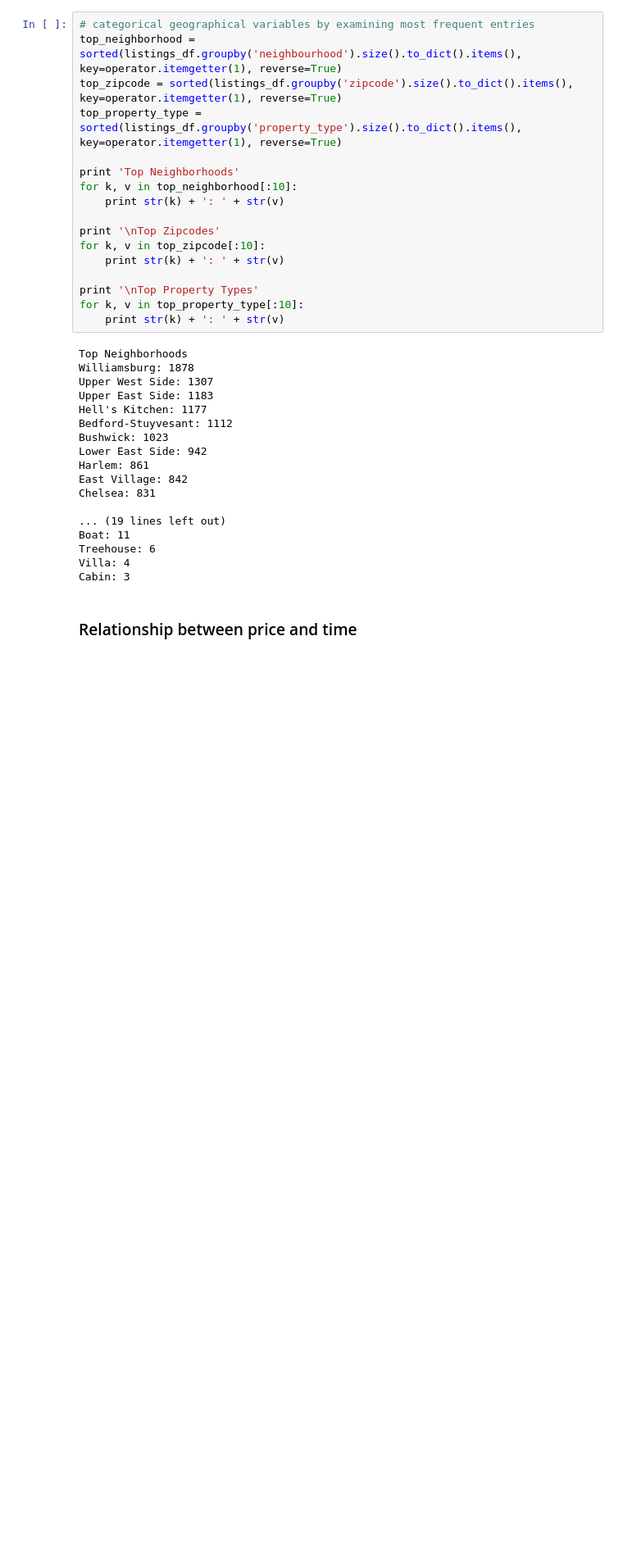
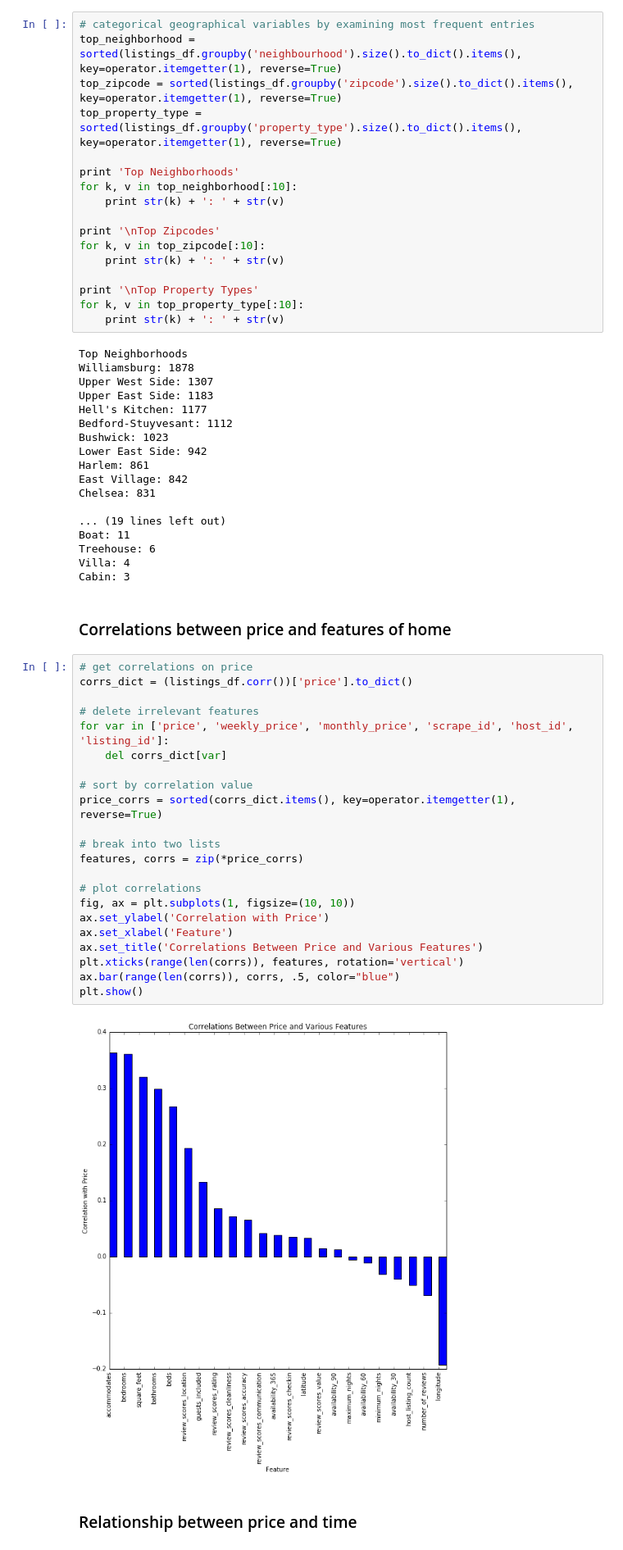
Before and after one commit to ryancswallace/airbnb, a Jupyter notebook: airbnb_Milestone3.ipynb, the cells around one changed output. Shown at 82% size. Cells and saved outputs as stored; diff of their text form; blank space fills up the shorter version.

Commit message:
price correlations

```diff
--- a/airbnb_Milestone3.ipynb
+++ b/airbnb_Milestone3.ipynb
@@ -280,6 +280,32 @@ Boat: 11
 Treehouse: 6
 Villa: 4
 Cabin: 3
+# %% [markdown]
+### Correlations between price and features of home
+# %%
+# get correlations on price
+corrs_dict = (listings_df.corr())['price'].to_dict()
+
+# delete irrelevant features
+for var in ['price', 'weekly_price', 'monthly_price', 'scrape_id', 'host_id', 'listing_id']:
+    del corrs_dict[var]
+
+# sort by correlation value
+price_corrs = sorted(corrs_dict.items(), key=operator.itemgetter(1), reverse=True)
+
+# break into two lists
+features, corrs = zip(*price_corrs)
+
+# plot correlations
+fig, ax = plt.subplots(1, figsize=(10, 10))
+ax.set_ylabel('Correlation with Price')
+ax.set_xlabel('Feature')
+ax.set_title('Correlations Between Price and Various Features')
+plt.xticks(range(len(corrs)), features, rotation='vertical')
+ax.bar(range(len(corrs)), corrs, .5, color="blue")
+plt.show()
+# %% [output]
+[figure, added]
 # %% [markdown]
 ### Relationship between price and time
 # %%
```
Also changed, not shown: parts of 1 cell of this notebook.
